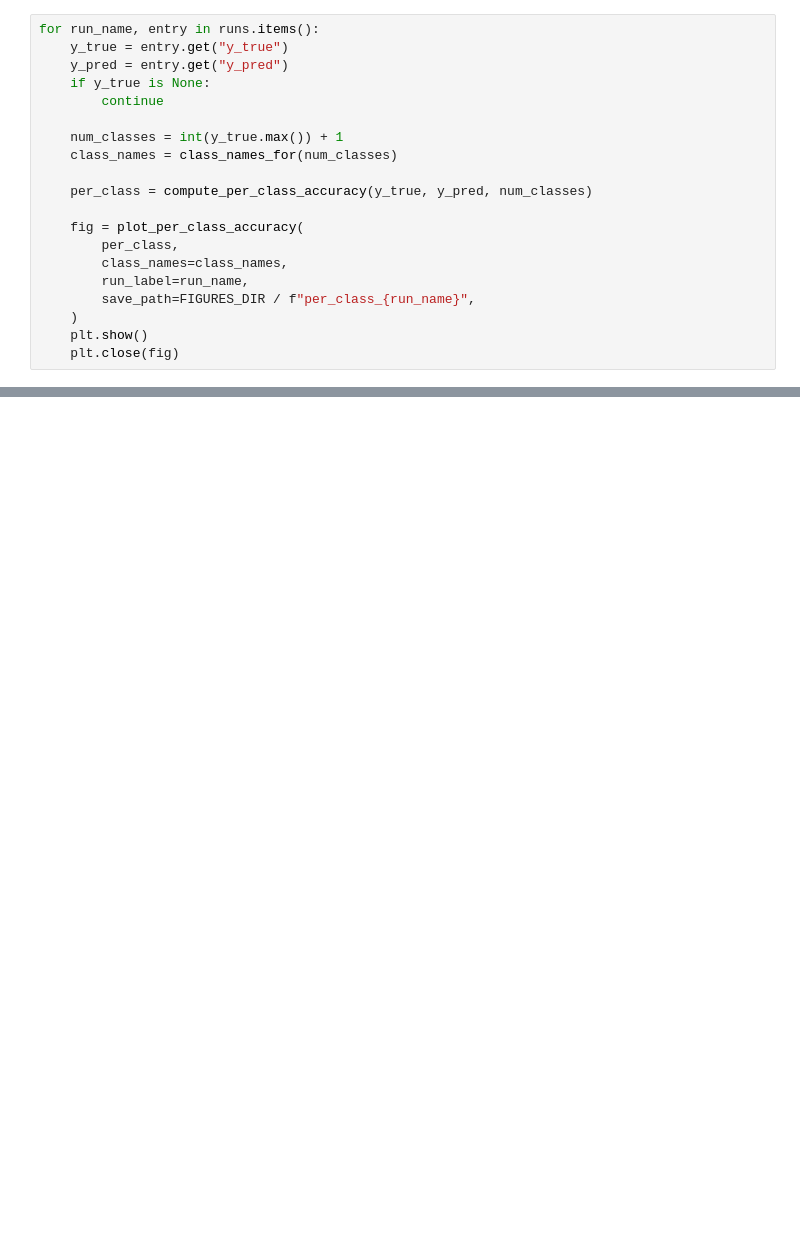
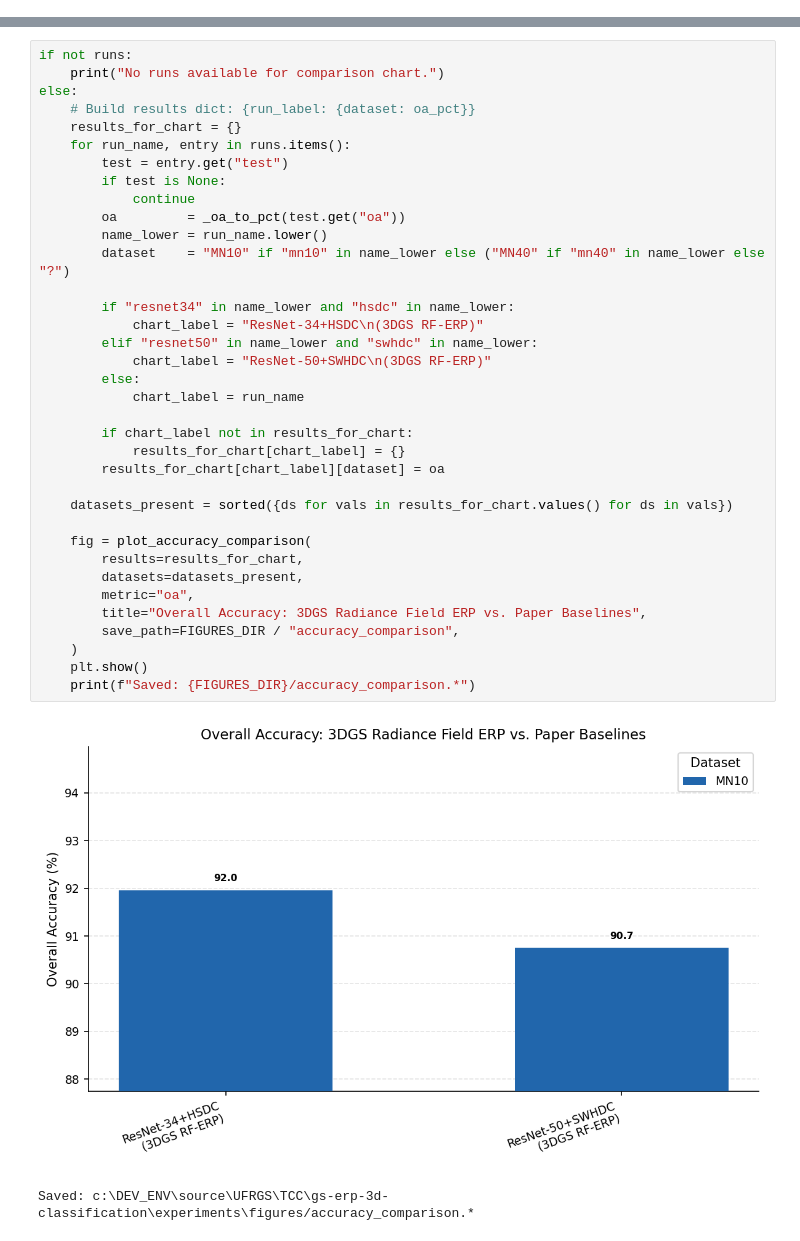
Before and after one commit to thiagolermen/gs-erp-3d-classification, a Jupyter notebook: notebooks/results_analysis.ipynb, the cells around one changed output, grey strips where cells are left out. Drawn from its saved outputs; the diff is of its cells as text; blank space fills up the shorter version.

```diff
--- a/notebooks/results_analysis.ipynb
+++ b/notebooks/results_analysis.ipynb
@@ -202,20 +0,0 @@ for run_name, entry in runs.items():
-# %%
-for run_name, entry in runs.items():
-    y_true = entry.get("y_true")
-    y_pred = entry.get("y_pred")
-    if y_true is None:
-        continue
-
-    num_classes = int(y_true.max()) + 1
-    class_names = class_names_for(num_classes)
-
-    per_class = compute_per_class_accuracy(y_true, y_pred, num_classes)
-
-    fig = plot_per_class_accuracy(
-        per_class,
-        class_names=class_names,
-        run_label=run_name,
-        save_path=FIGURES_DIR / f"per_class_{run_name}",
-    )
-    plt.show()
-    plt.close(fig)
@@ -501,0 +317,39 @@ else:
+# %%
+if not runs:
+    print("No runs available for comparison chart.")
+else:
+    # Build results dict: {run_label: {dataset: oa_pct}}
+    results_for_chart = {}
+    for run_name, entry in runs.items():
+        test = entry.get("test")
+        if test is None:
+            continue
+        oa         = _oa_to_pct(test.get("oa"))
+        name_lower = run_name.lower()
+        dataset    = "MN10" if "mn10" in name_lower else ("MN40" if "mn40" in name_lower else "?")
+
+        if "resnet34" in name_lower and "hsdc" in name_lower:
+            chart_label = "ResNet-34+HSDC\n(3DGS RF-ERP)"
+        elif "resnet50" in name_lower and "swhdc" in name_lower:
+            chart_label = "ResNet-50+SWHDC\n(3DGS RF-ERP)"
+        else:
+            chart_label = run_name
+
+        if chart_label not in results_for_chart:
+            results_for_chart[chart_label] = {}
+        results_for_chart[chart_label][dataset] = oa
+
+    datasets_present = sorted({ds for vals in results_for_chart.values() for ds in vals})
+
+    fig = plot_accuracy_comparison(
+        results=results_for_chart,
+        datasets=datasets_present,
+        metric="oa",
+        title="Overall Accuracy: 3DGS Radiance Field ERP vs. Paper Baselines",
+        save_path=FIGURES_DIR / "accuracy_comparison",
+    )
+    plt.show()
+    print(f"Saved: {FIGURES_DIR}/accuracy_comparison.*")
+# %% [output]
+[figure, added]
+Saved: c:\DEV_ENV\source\UFRGS\TCC\gs-erp-3d-classification\experiments\figures/accuracy_comparison.*
```
Also changed, not shown: parts of 70 cells of this notebook, 2 other files.
